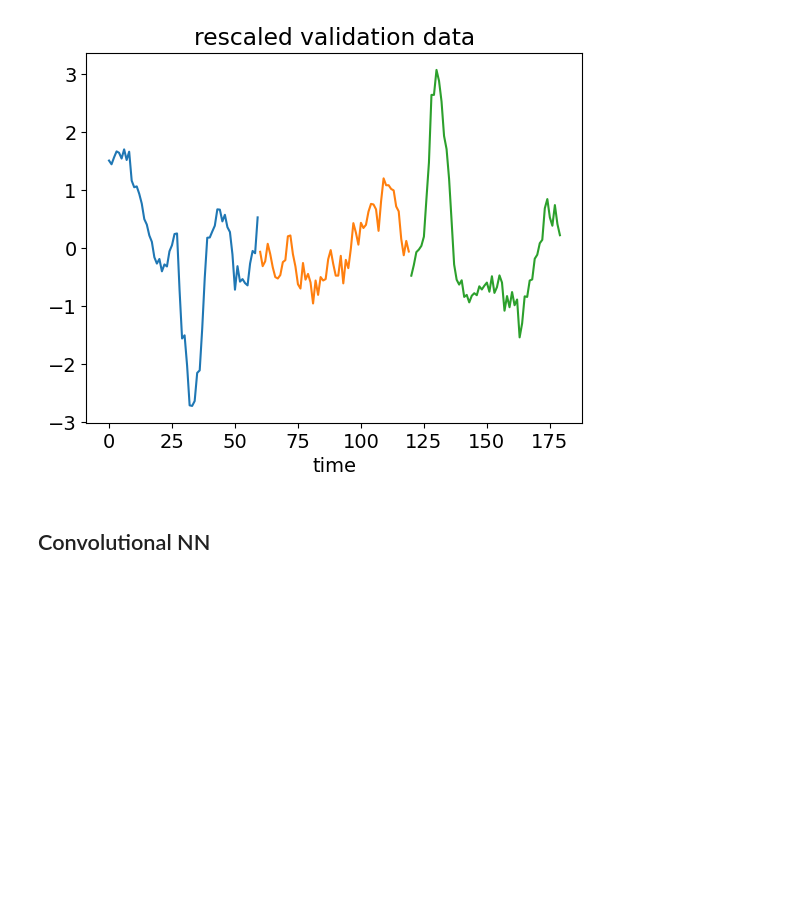
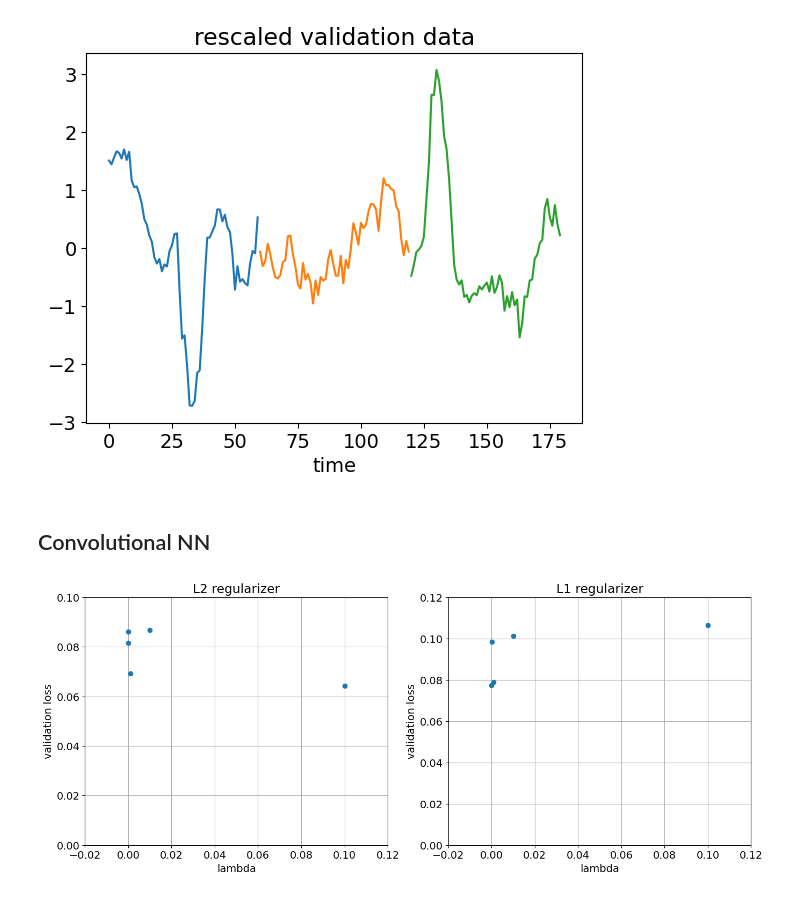
Before and after one commit to NicolaLavarda/LCP_modB, a Jupyter notebook: CNN/point3.ipynb, the cells around one changed output. Saved outputs shown, nothing was run; the diff lists cells and outputs as text; code cells hidden in the pictures; blank space fills up the shorter version.

```diff
--- a/CNN/point3.ipynb
+++ b/CNN/point3.ipynb
@@ -144,7 +144,7 @@ def model_constructor(reg):
 BATCH_SIZE = 200
 EPOCHS = 150
 
-lambda_pars = [10**-5, 10**-4, 10**-3, 10**-2, 10**-1, 0]
+lambda_pars = [10**-5, 10**-4, 10**-3, 10**-2, 10**-1]
 # %%
 # In the end I will have a dictionary of dictionaries containing the information on the fitting
 # results of each model
@@ -216,0 +261,21 @@ with open(l1_outfile, mode='a') as f:
+# %%
+l2_val_losses = [l2_results[l]["val_loss"][-1] for l in lambda_pars]
+l1_val_losses = [l1_results[l]["val_loss"][-1] for l in lambda_pars]
+
+fig, (ax1, ax2) = plt.subplots(nrows=1, ncols=2, figsize=(16, 6))
+
+ax1.plot(lambda_pars, l2_val_losses, marker='o', linestyle='None')
+ax1.set_xlabel("lambda"); ax1.set_ylabel("validation loss")
+ax1.set_title("L2 regularizer")
+ax1.set_xbound(-0.02, 0.12); ax1.set_ybound(0, 0.1)
+ax1.grid()
+
+ax2.plot(lambda_pars, l1_val_losses, marker='o', linestyle='None')
+ax2.set_xlabel("lambda"); ax2.set_ylabel("validation loss")
+ax2.set_title("L1 regularizer")
+ax2.set_xbound(-0.02, 0.12); ax2.set_ybound(0, 0.12)
+ax2.grid()
+
+plt.show()
+# %% [output]
+[figure, added]
```
Also changed, not shown: parts of 2 cells of this notebook, 2 other files.
